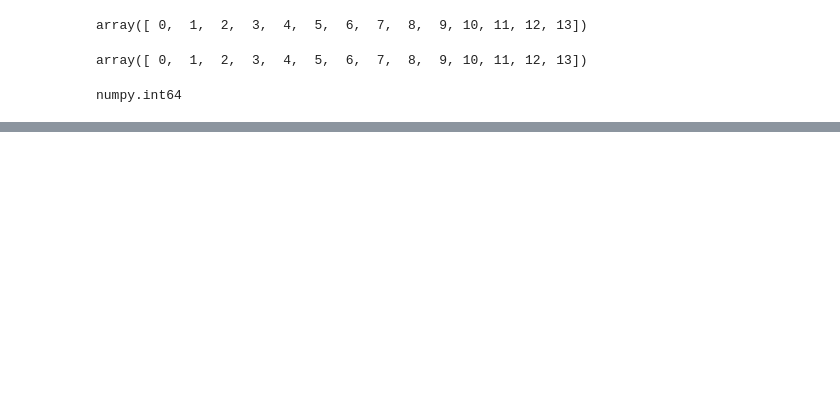
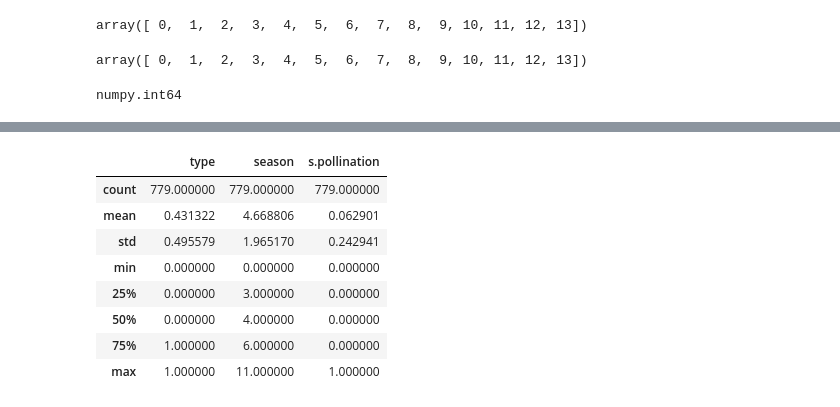
Before and after one commit to BeeNick/ML_Exercises, a Jupyter notebook: exercises-pollinators-datasets-exploration.ipynb, the cells around one changed output, grey strips where cells are left out. Saved outputs shown, nothing was run; the diff lists cells and outputs as text; code cells hidden in the pictures; blank space fills up the shorter version.

```diff
--- a/exercises-pollinators-datasets-exploration.ipynb
+++ b/exercises-pollinators-datasets-exploration.ipynb
@@ -761,0 +756,12 @@ mmm we should to add some noise to limitate points overlapping and maybe reshape
+# %%
+GPD_dataset_subset2_0NaN_T.describe()
+# %% [output]
+|  | type | season | s.pollination |
+| count | 779.000000 | 779.000000 | 779.000000 |
+| mean | 0.431322 | 4.668806 | 0.062901 |
+| std | 0.495579 | 1.965170 | 0.242941 |
+| min | 0.000000 | 0.000000 | 0.000000 |
+| 25% | 0.000000 | 3.000000 | 0.000000 |
+| 50% | 0.000000 | 4.000000 | 0.000000 |
+| 75% | 1.000000 | 6.000000 | 0.000000 |
+| max | 1.000000 | 11.000000 | 1.000000 |
```
Also changed, not shown: parts of 15 cells of this notebook, 1 other file.
